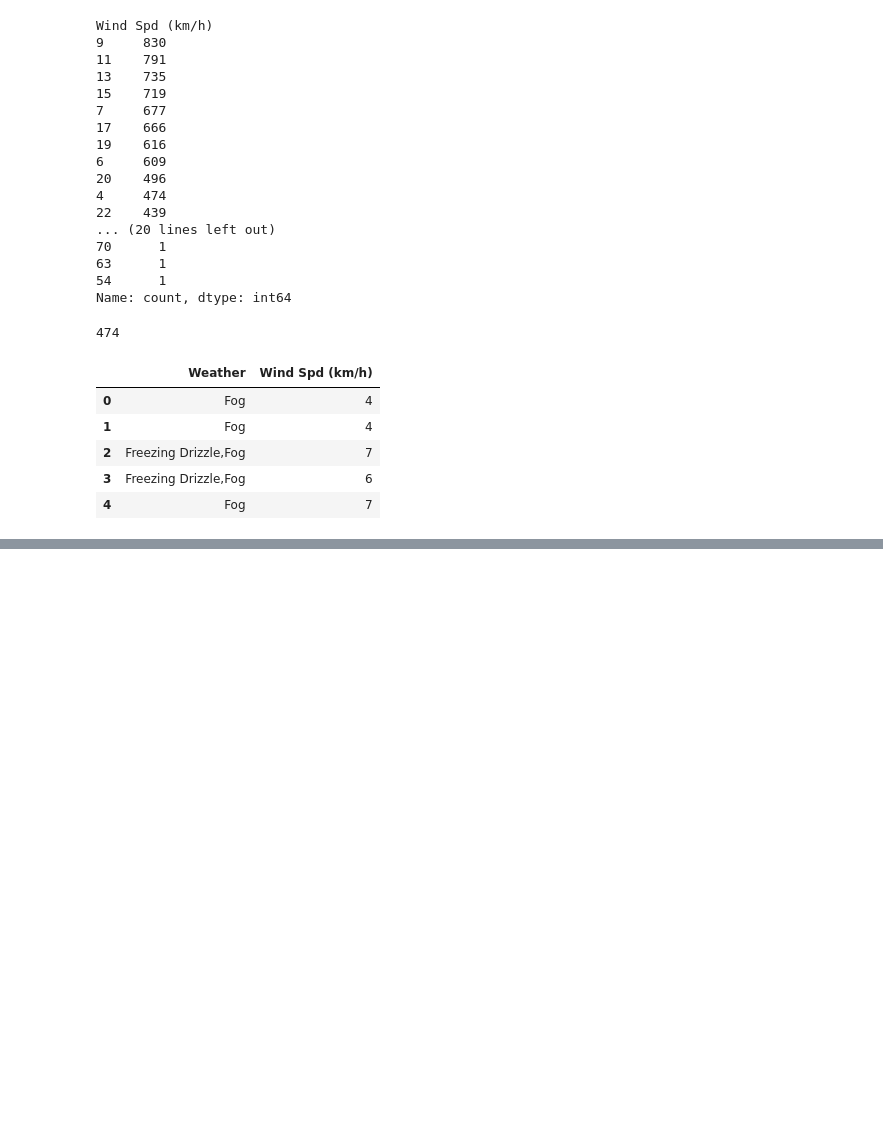
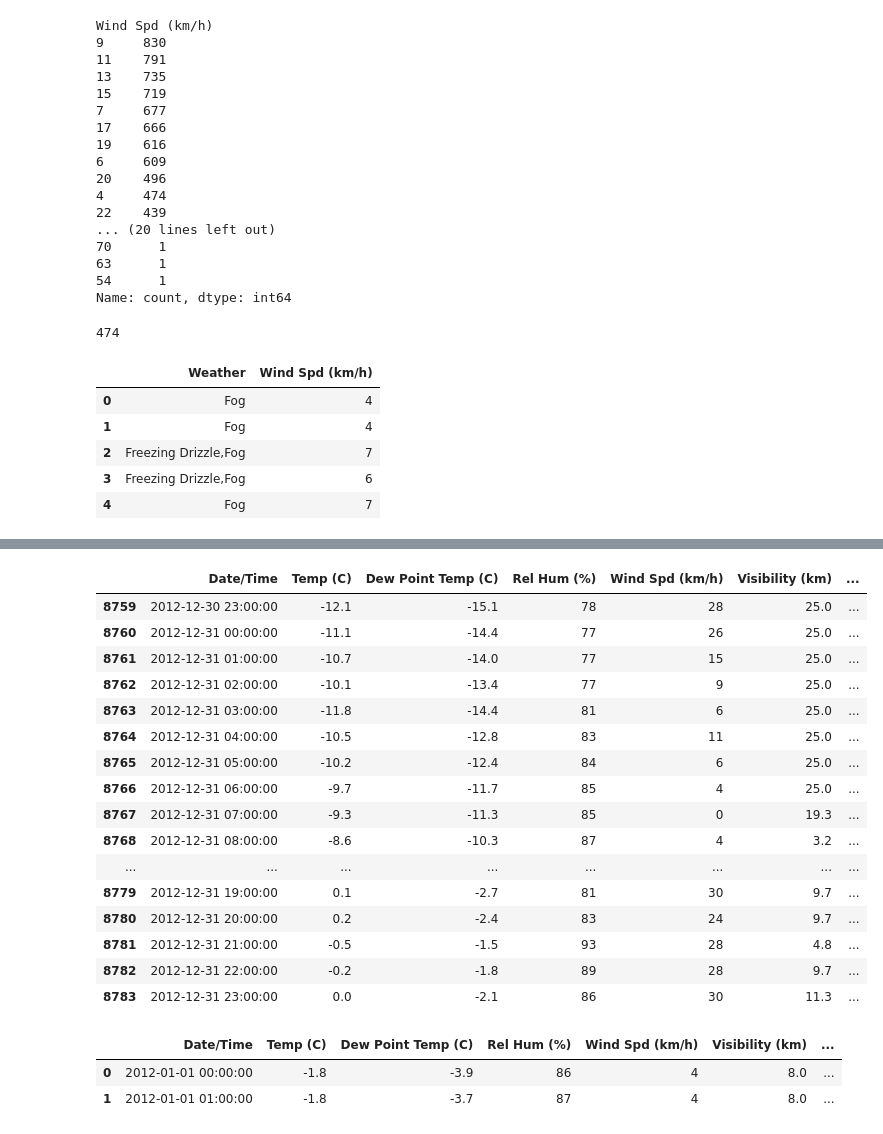
Before and after one commit to prkhare/python_course, a Jupyter notebook: 4. Python Advance/myfirstpandas.ipynb, the cells around one changed output, grey strips where cells are left out. Saved outputs shown, nothing was run; the diff lists cells and outputs as text; code cells hidden in the pictures; blank space fills up the shorter version.

```diff
--- a/4. Python Advance/myfirstpandas.ipynb
+++ b/4. Python Advance/myfirstpandas.ipynb
@@ -289,0 +310,26 @@ df[["Weather","Wind Spd (km/h)"]].head()
+# %%
+df[-25:]
+# %% [output]
+|  | Date/Time | Temp (C) | Dew Point Temp (C) | Rel Hum (%) | Wind Spd (km/h) | Visibility (km) | ... |
+| 8759 | 2012-12-30 23:00:00 | -12.1 | -15.1 | 78 | 28 | 25.0 | ... |
+| 8760 | 2012-12-31 00:00:00 | -11.1 | -14.4 | 77 | 26 | 25.0 | ... |
+| 8761 | 2012-12-31 01:00:00 | -10.7 | -14.0 | 77 | 15 | 25.0 | ... |
+| 8762 | 2012-12-31 02:00:00 | -10.1 | -13.4 | 77 | 9 | 25.0 | ... |
+| 8763 | 2012-12-31 03:00:00 | -11.8 | -14.4 | 81 | 6 | 25.0 | ... |
+| 8764 | 2012-12-31 04:00:00 | -10.5 | -12.8 | 83 | 11 | 25.0 | ... |
+| 8765 | 2012-12-31 05:00:00 | -10.2 | -12.4 | 84 | 6 | 25.0 | ... |
+| 8766 | 2012-12-31 06:00:00 | -9.7 | -11.7 | 85 | 4 | 25.0 | ... |
+| 8767 | 2012-12-31 07:00:00 | -9.3 | -11.3 | 85 | 0 | 19.3 | ... |
+| 8768 | 2012-12-31 08:00:00 | -8.6 | -10.3 | 87 | 4 | 3.2 | ... |
+| ... | ... | ... | ... | ... | ... | ... | ... |
+| 8779 | 2012-12-31 19:00:00 | 0.1 | -2.7 | 81 | 30 | 9.7 | ... |
+| 8780 | 2012-12-31 20:00:00 | 0.2 | -2.4 | 83 | 24 | 9.7 | ... |
+| 8781 | 2012-12-31 21:00:00 | -0.5 | -1.5 | 93 | 28 | 4.8 | ... |
+| 8782 | 2012-12-31 22:00:00 | -0.2 | -1.8 | 89 | 28 | 9.7 | ... |
+| 8783 | 2012-12-31 23:00:00 | 0.0 | -2.1 | 86 | 30 | 11.3 | ... |
+# %%
+df.head(2)
+# %% [output]
+|  | Date/Time | Temp (C) | Dew Point Temp (C) | Rel Hum (%) | Wind Spd (km/h) | Visibility (km) | ... |
+| 0 | 2012-01-01 00:00:00 | -1.8 | -3.9 | 86 | 4 | 8.0 | ... |
+| 1 | 2012-01-01 01:00:00 | -1.8 | -3.7 | 87 | 4 | 8.0 | ... |
```
Also changed, not shown: parts of 6 cells of this notebook.
